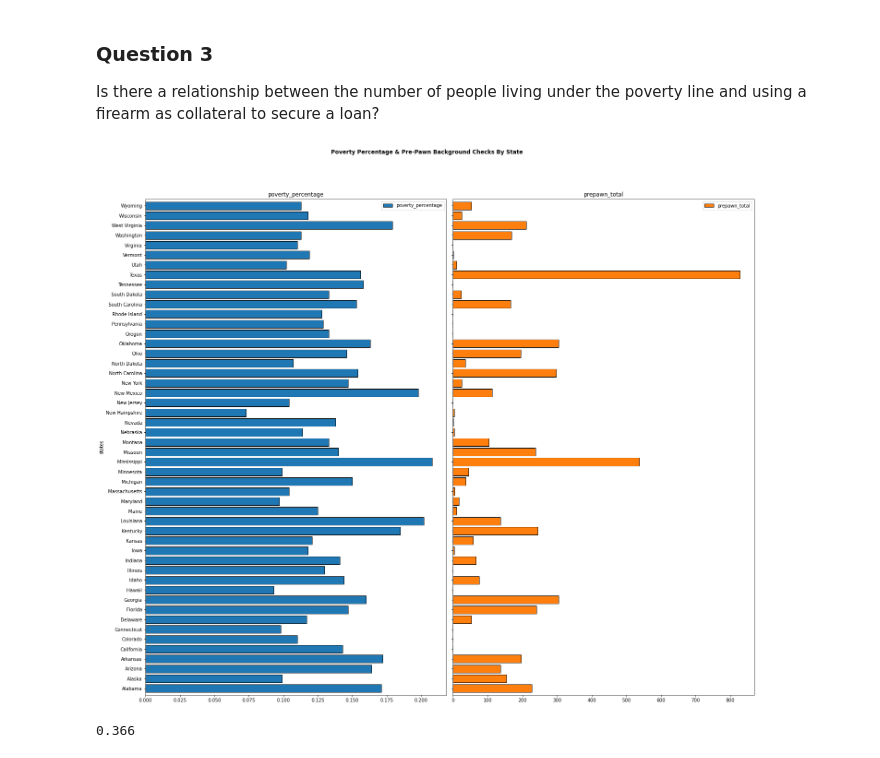
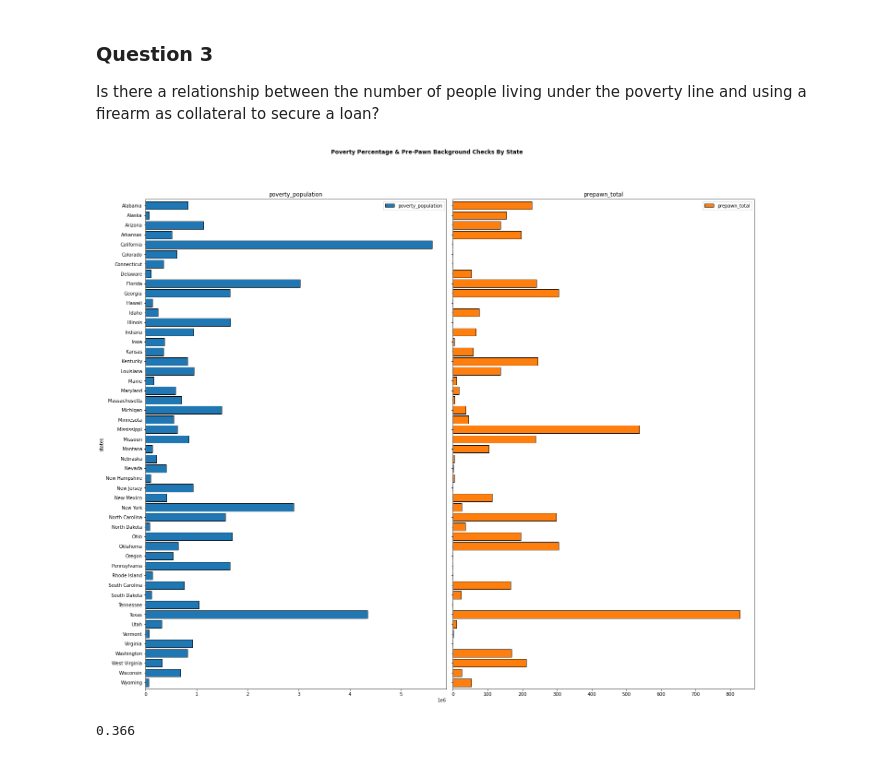
Before and after one commit to jnilso/NICS-Census, a Jupyter notebook: NICS-Census.ipynb, the cells around one changed output. Cells and saved outputs as stored; diff of their text form; code cells hidden in the pictures.

```diff
--- a/NICS-Census.ipynb
+++ b/NICS-Census.ipynb
@@ -387,13 +397,15 @@ This r value indicates a moderate negative correlation between these two variabl
 Is there a relationship between the number of people living under the poverty line and using a firearm as collateral to secure a loan?
 # %%
 # generate plots for poverty_percentage and prepawn_total
-df_combined.plot.barh(y=['poverty_percentage', 'prepawn_total'], subplots=True, layout=[1,2], sharex=False, sharey=True,
+df_combined.plot.barh(y=['poverty_population', 'prepawn_total'], subplots=True, layout=[1,2], sharex=False, sharey=True,
                       figsize=(20,16), edgecolor='black', width=0.8)
 plt.suptitle('Poverty Percentage & Pre-Pawn Background Checks by state'.title(), y=1.05, weight='bold')
+ax = plt.gca()
+ax.invert_yaxis()
 plt.tight_layout()
 plt.show()
 # %% [output]
-[figure, old version]
+[figure, new version]
 # %%
 basicCorrelation(df_combined, 'poverty_population', 'prepawn_total')
 # %% [output]
```
Also changed, not shown: parts of 5 cells of this notebook.
